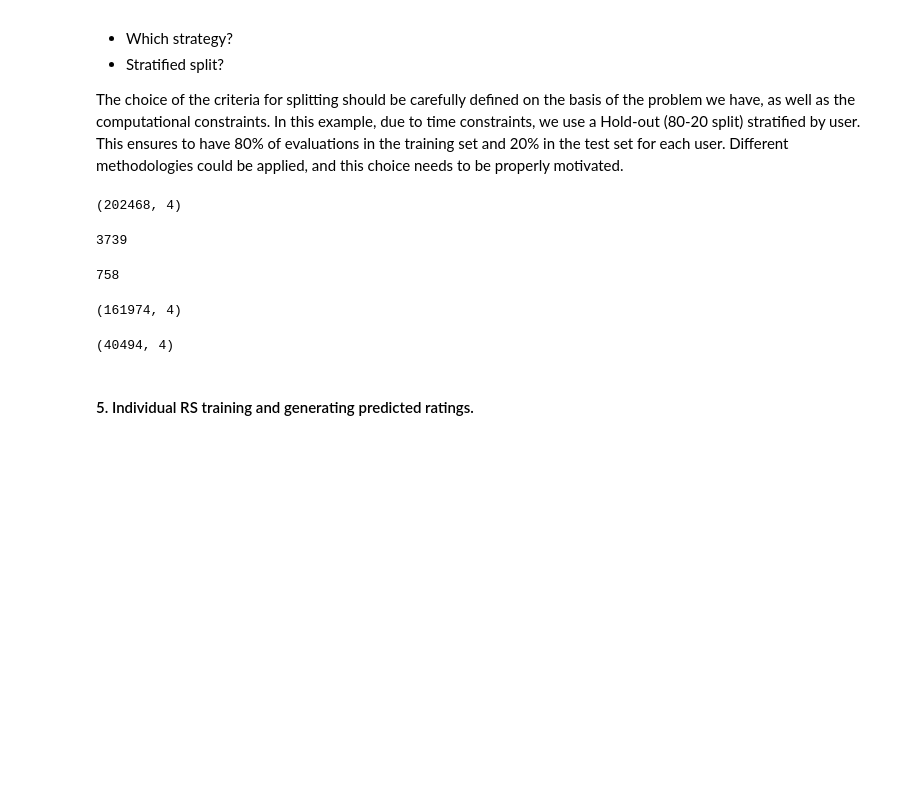
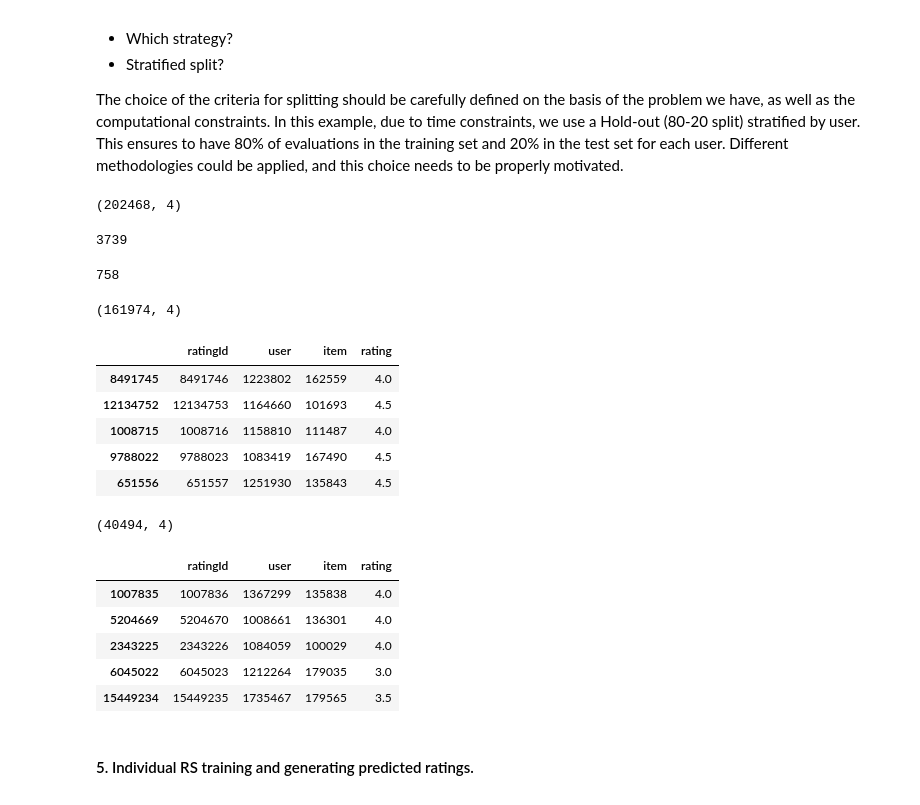
Before and after one commit to NikiLalev/rs_project_group12, a Jupyter notebook: dataset/GrupRacomander2.ipynb, the cells around one changed output. Cells and saved outputs as stored; diff of their text form; code cells hidden in the pictures; blank space fills up the shorter version.

```diff
--- a/dataset/GrupRacomander2.ipynb
+++ b/dataset/GrupRacomander2.ipynb
@@ -381,24 +386,38 @@ ratings_df =ratings_df.rename(columns={
 # %%
 from sklearn.model_selection import train_test_split
 from sklearn.metrics import precision_recall_fscore_support
 
 display(ratings_df.shape)
 WineIDs = set(ratings_df["item"].tolist())
 users = set(ratings_df["user"].tolist())
 
 display(len(WineIDs))
 display(len(users))
 
 train_df, test_df = train_test_split(ratings_df, test_size=0.2, stratify=ratings_df[["user"]])
 
 display(train_df.shape)
+display(train_df.head(5))
 display(test_df.shape)
+display(test_df.head(5))
 # %% [output]
 (202468, 4)
 3739
 758
 (161974, 4)
+|  | ratingId | user | item | rating |
+| 8491745 | 8491746 | 1223802 | 162559 | 4.0 |
+| 12134752 | 12134753 | 1164660 | 101693 | 4.5 |
+| 1008715 | 1008716 | 1158810 | 111487 | 4.0 |
+| 9788022 | 9788023 | 1083419 | 167490 | 4.5 |
+| 651556 | 651557 | 1251930 | 135843 | 4.5 |
 (40494, 4)
+|  | ratingId | user | item | rating |
+| 1007835 | 1007836 | 1367299 | 135838 | 4.0 |
+| 5204669 | 5204670 | 1008661 | 136301 | 4.0 |
+| 2343225 | 2343226 | 1084059 | 100029 | 4.0 |
+| 6045022 | 6045023 | 1212264 | 179035 | 3.0 |
+| 15449234 | 15449235 | 1735467 | 179565 | 3.5 |
 # %% [markdown]
 #### 5. Individual RS training and generating predicted ratings.
 
```
Also changed, not shown: parts of 14 cells of this notebook.
